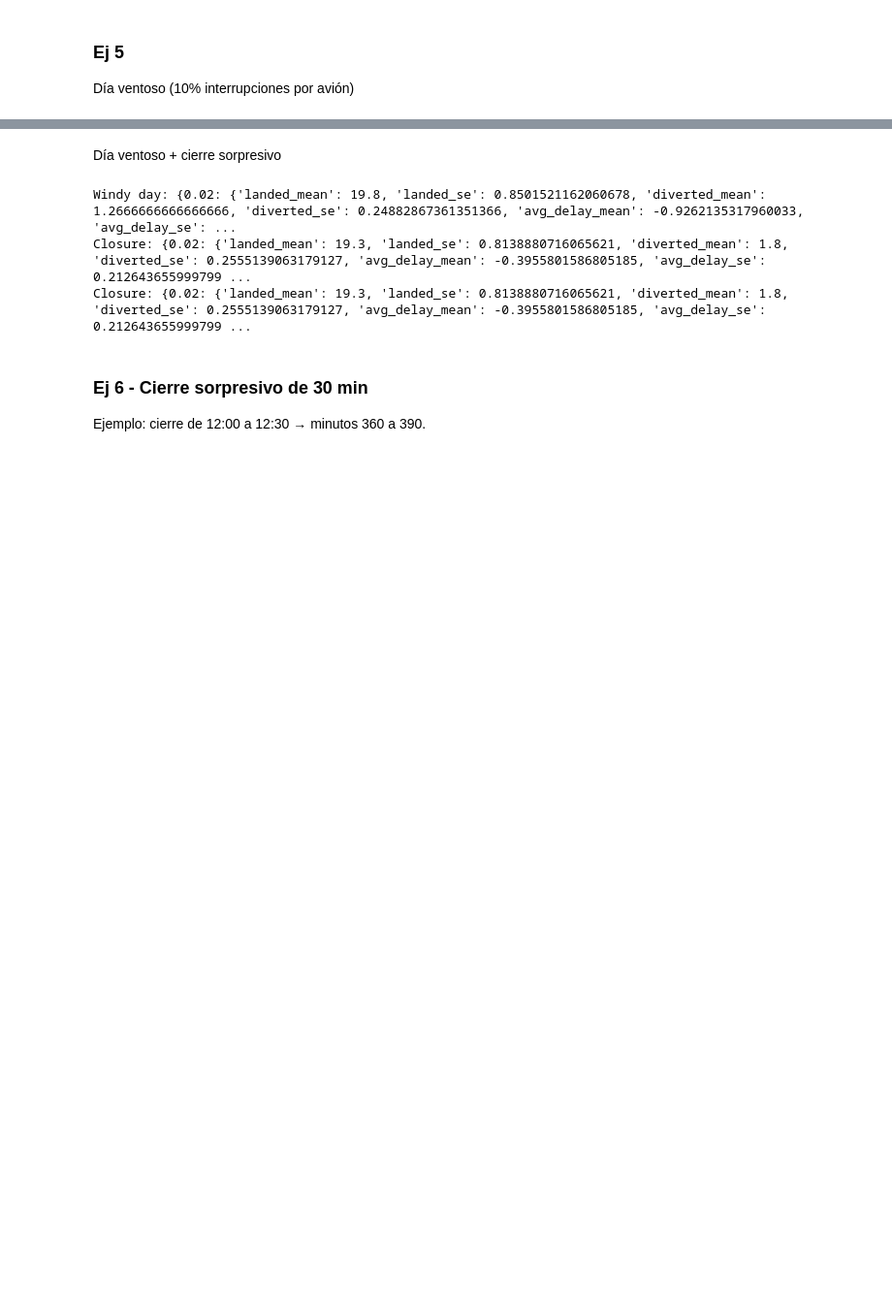
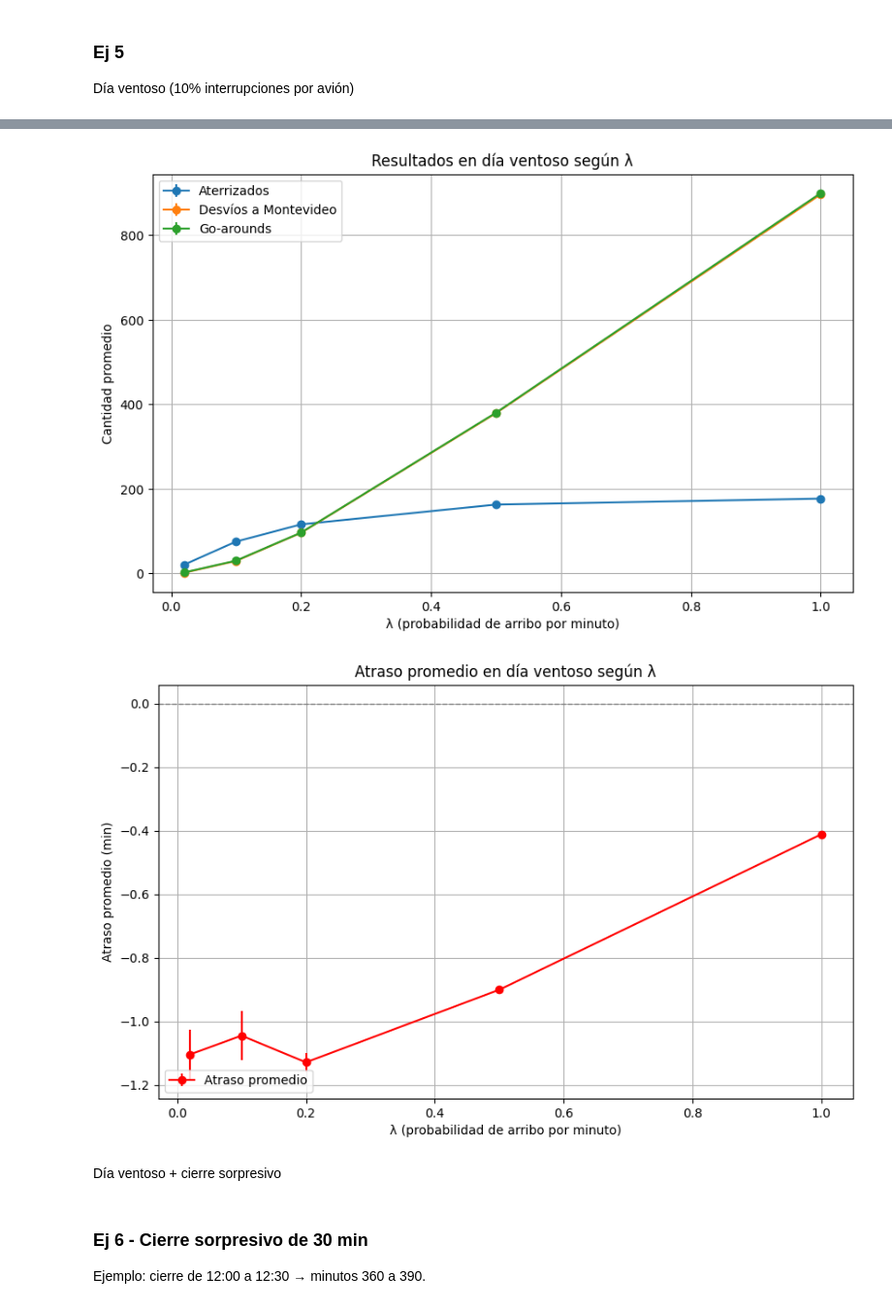
Before and after one commit to 1sabelnunez/TP1_ACN, a Jupyter notebook: TP1_ACN_demo.ipynb, the cells around one changed output, grey strips where cells are left out. Shown: that part at 97% size. Drawn from its saved outputs; the diff is of its cells as text; code cells hidden in the pictures; blank space fills up the shorter version.

Commit message:
error diverted, goaround

```diff
--- a/TP1_ACN_demo.ipynb
+++ b/TP1_ACN_demo.ipynb
@@ -309,17 +349,54 @@ res_windy
+# %%
+# --- 2) Preparar datos para gráficas ---
+lams = list(res.keys())
+
+landed = [res[l]['landed_mean'] for l in lams]
+landed_err = [res[l]['landed_se'] for l in lams]
+
+diverted = [res[l]['diverted_mean'] for l in lams]
+diverted_err = [res[l]['diverted_se'] for l in lams]
+
+go_around = [res[l]['go_around_mean'] for l in lams]
+go_around_err = [res[l]['go_around_se'] for l in lams]
+
+delay = [res[l]['avg_delay_mean'] for l in lams]
+delay_err = [res[l]['avg_delay_se'] for l in lams]
+
+# --- 3) Gráfico de aterrizados, desvíos y go-arounds ---
+plt.figure(figsize=(10,6))
+plt.errorbar(lams, landed, yerr=landed_err, fmt='-o', label="Aterrizados")
+plt.errorbar(lams, diverted, yerr=diverted_err, fmt='-o', label="Desvíos a Montevideo")
+plt.errorbar(lams, go_around, yerr=go_around_err, fmt='-o', label="Go-arounds")
+plt.title("Resultados en día ventoso según λ")
+plt.xlabel("λ (probabilidad de arribo por minuto)")
+plt.ylabel("Cantidad promedio")
+plt.legend()
+plt.grid(True)
+plt.show()
+
+# --- 4) Gráfico de atraso promedio ---
+plt.figure(figsize=(10,6))
+plt.errorbar(lams, delay, yerr=delay_err, fmt='-o', color="red", label="Atraso promedio")
+plt.axhline(0, color="gray", linestyle="--", linewidth=1)
+plt.title("Atraso promedio en día ventoso según λ")
+plt.xlabel("λ (probabilidad de arribo por minuto)")
+plt.ylabel("Atraso promedio (min)")
+plt.legend()
+plt.grid(True)
+plt.show()
+# %% [output]
+[figure, added]
+[figure, added]
 # %% [markdown]
 Día ventoso + cierre sorpresivo
 # %%
-# Día ventoso (10% interrupciones)
-res_windy = run_batch(lams, reps=30, seed=2025, windy_day=True)
-print("Windy day:", res_windy)
+# # Día ventoso (10% interrupciones)
+# res_windy = run_batch(lams, reps=30, seed=2025, windy_day=True)
+# print("Windy day:", res_windy)
 
-# Cierre sorpresivo 12:00–12:30 (min 360–390)
-res_closure = run_batch(lams, reps=30, seed=2025, closure_window=(360,390))
-print("Closure:", res_closure)
+# # Cierre sorpresivo 12:00–12:30 (min 360–390)
+# res_closure = run_batch(lams, reps=30, seed=2025, closure_window=(360,390))
+# print("Closure:", res_closure)
-# %% [output]
-Windy day: {0.02: {'landed_mean': 19.8, 'landed_se': 0.8501521162060678, 'diverted_mean': 1.2666666666666666, 'diverted_se': 0.24882867361351366, 'avg_delay_mean': -0.9262135317960033, 'avg_delay_se': ...
-Closure: {0.02: {'landed_mean': 19.3, 'landed_se': 0.8138880716065621, 'diverted_mean': 1.8, 'diverted_se': 0.2555139063179127, 'avg_delay_mean': -0.3955801586805185, 'avg_delay_se': 0.212643655999799 ...
-Closure: {0.02: {'landed_mean': 19.3, 'landed_se': 0.8138880716065621, 'diverted_mean': 1.8, 'diverted_se': 0.2555139063179127, 'avg_delay_mean': -0.3955801586805185, 'avg_delay_se': 0.212643655999799 ...
 # %% [markdown]
 ### Ej 6 - Cierre sorpresivo de 30 min
 Ejemplo: cierre de 12:00 a 12:30 → minutos 360 a 390.
```
Also changed, not shown: parts of 16 cells of this notebook.
